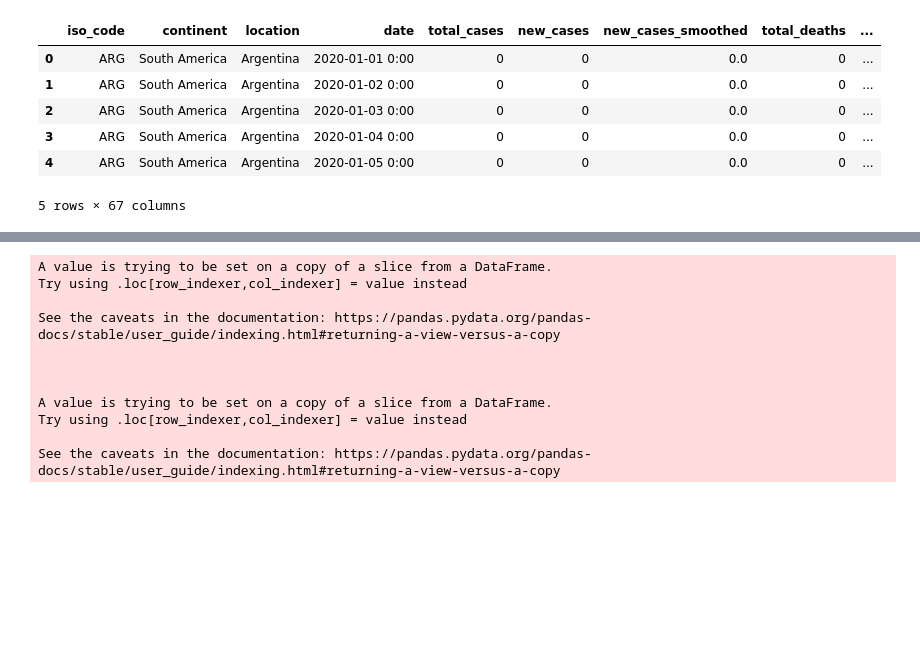
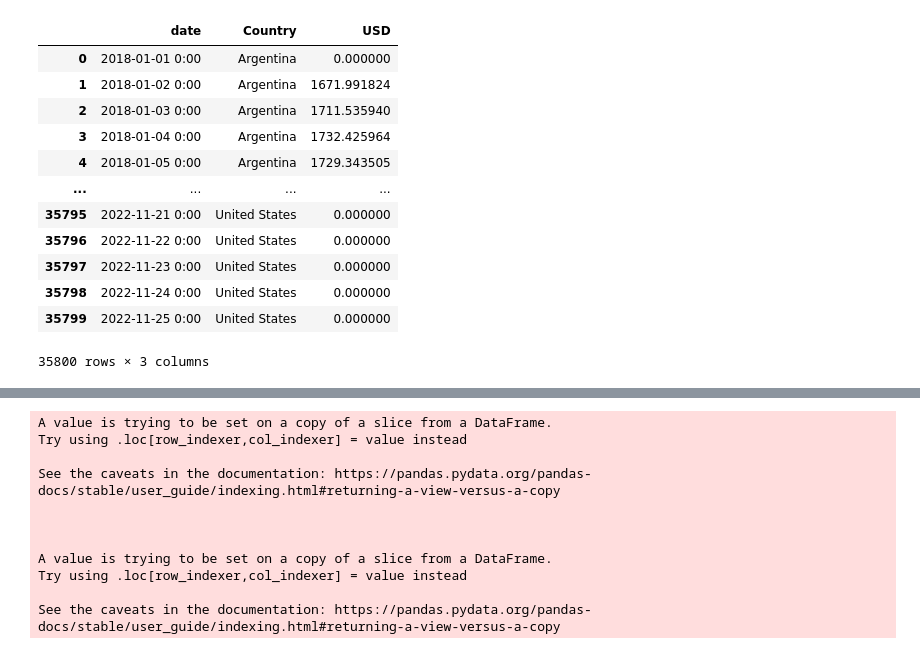
Before and after one commit to rodrigorosalesa/604, a Jupyter notebook: Kane.ipynb, the cells around one changed output, grey strips where cells are left out. Cells and saved outputs as stored; diff of their text form; code cells hidden in the pictures; blank space fills up the shorter version.

```diff
--- a/Kane.ipynb
+++ b/Kane.ipynb
@@ -8,15 +8,21 @@ import matplotlib.pyplot as plt
 # Reading csv as dataframe
 g20_index_data = pd.read_csv("UNION.csv")
 g20_covid = pd.read_csv("g20_covid.csv")
-g20_index_data.head()
-g20_covid.head()
-# %% [output]
-|  | iso_code | continent | location | date | total_cases | new_cases | new_cases_smoothed | total_deaths | ... |
-| 0 | ARG | South America | Argentina | 2020-01-01 0:00 | 0 | 0 | 0.0 | 0 | ... |
-| 1 | ARG | South America | Argentina | 2020-01-02 0:00 | 0 | 0 | 0.0 | 0 | ... |
-| 2 | ARG | South America | Argentina | 2020-01-03 0:00 | 0 | 0 | 0.0 | 0 | ... |
-| 3 | ARG | South America | Argentina | 2020-01-04 0:00 | 0 | 0 | 0.0 | 0 | ... |
-| 4 | ARG | South America | Argentina | 2020-01-05 0:00 | 0 | 0 | 0.0 | 0 | ... |
-5 rows × 67 columns
+# %%
+g20_index_data
+# %% [output]
+|  | date | Country | USD |
+| 0 | 2018-01-01 0:00 | Argentina | 0.000000 |
+| 1 | 2018-01-02 0:00 | Argentina | 1671.991824 |
+| 2 | 2018-01-03 0:00 | Argentina | 1711.535940 |
+| 3 | 2018-01-04 0:00 | Argentina | 1732.425964 |
+| 4 | 2018-01-05 0:00 | Argentina | 1729.343505 |
+| ... | ... | ... | ... |
+| 35795 | 2022-11-21 0:00 | United States | 0.000000 |
+| 35796 | 2022-11-22 0:00 | United States | 0.000000 |
+| 35797 | 2022-11-23 0:00 | United States | 0.000000 |
+| 35798 | 2022-11-24 0:00 | United States | 0.000000 |
+| 35799 | 2022-11-25 0:00 | United States | 0.000000 |
+35800 rows × 3 columns
 # %%
 g20_index_data['USD'] = g20_index_data['USD'].replace(0, None)
```
Also changed, not shown: parts of 22 cells of this notebook.
